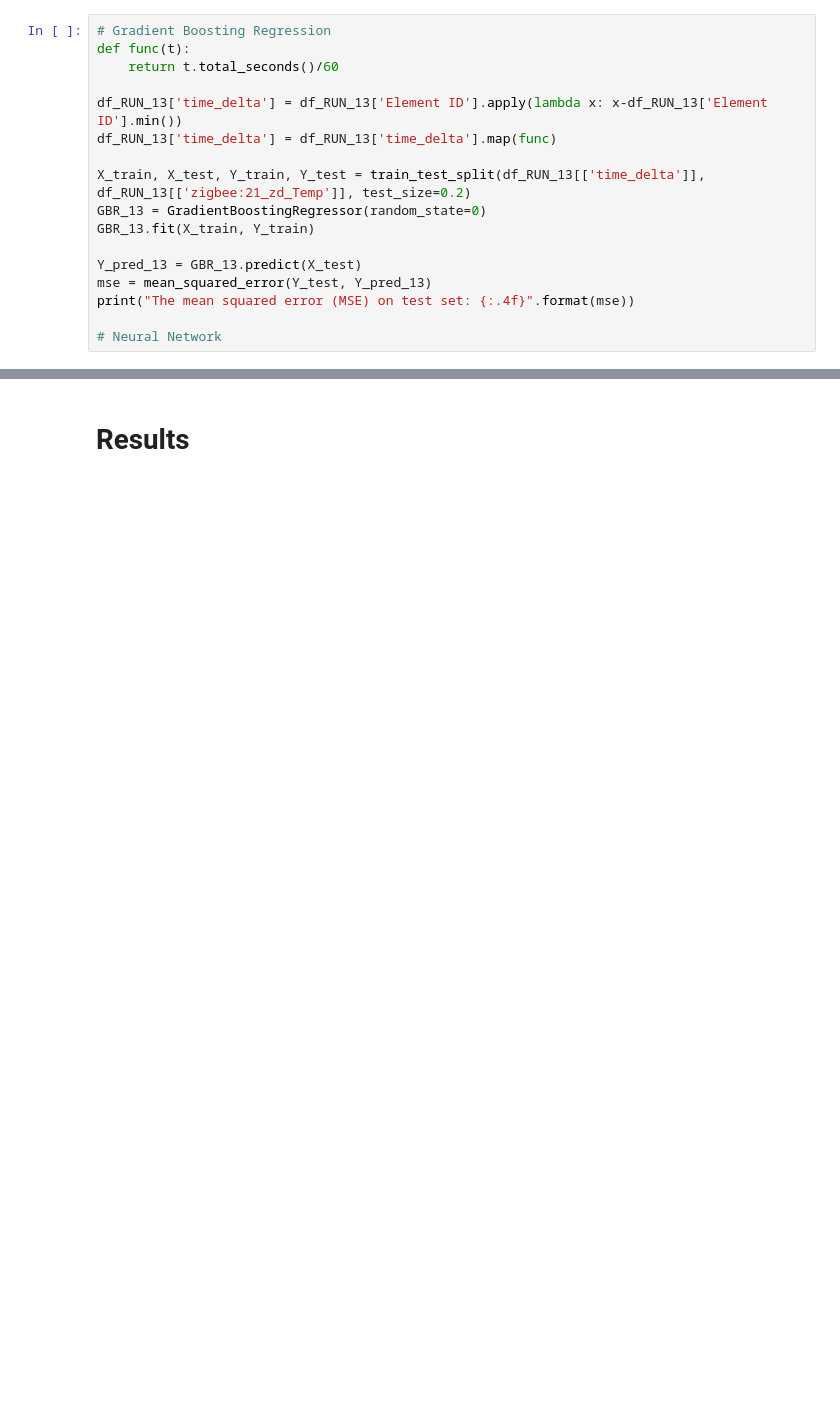
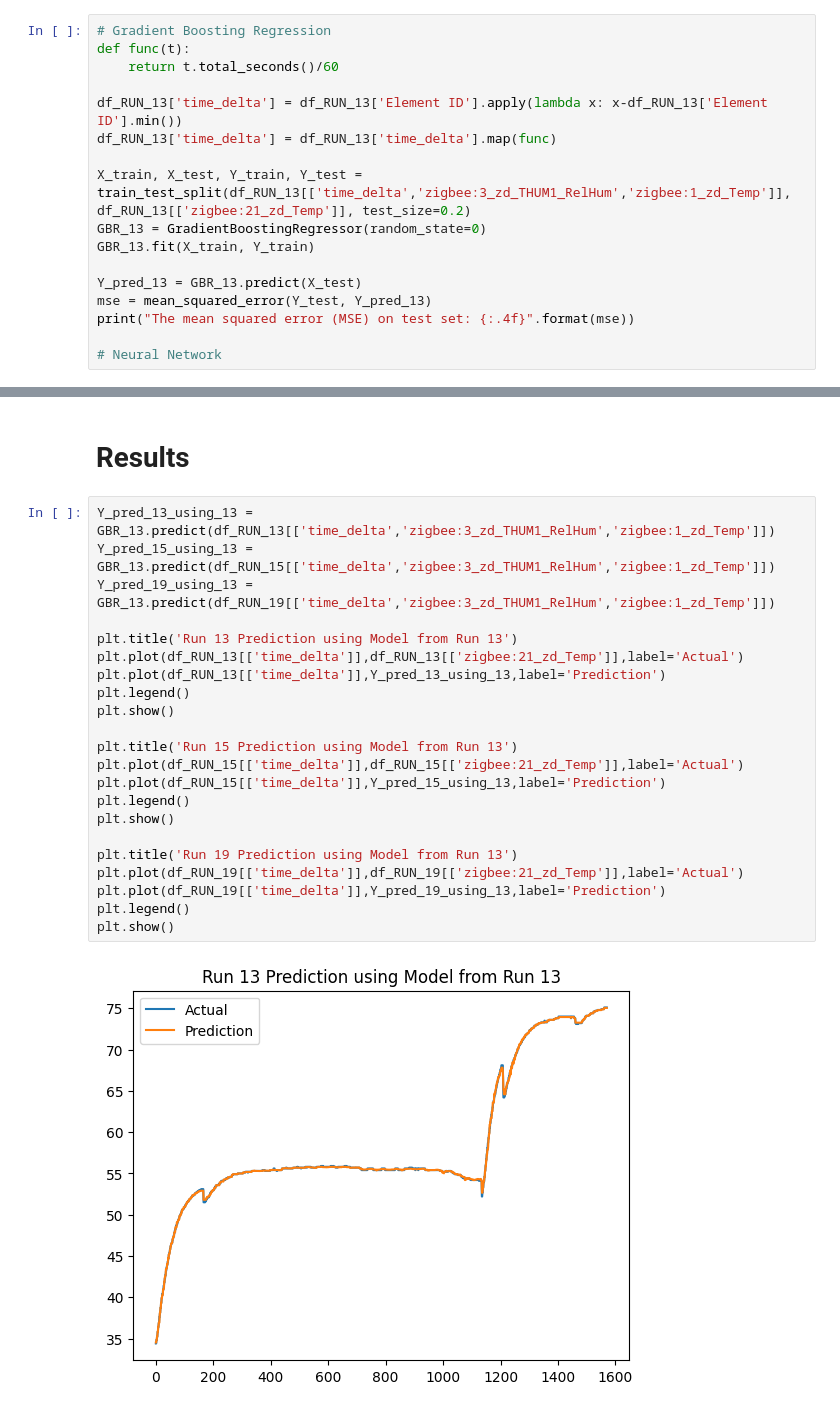
Before and after one commit to Dradeon/Capstone-Design-Project-SP2024, a Jupyter notebook: TempPredModel.ipynb, the cells around one changed output, grey strips where cells are left out. Cells and saved outputs as stored; diff of their text form; blank space fills up the shorter version.

Commit message:
Added graphs for runs 13

```diff
--- a/TempPredModel.ipynb
+++ b/TempPredModel.ipynb
@@ -32,7 +32,7 @@ def func(t):
 df_RUN_13['time_delta'] = df_RUN_13['Element ID'].apply(lambda x: x-df_RUN_13['Element ID'].min())
 df_RUN_13['time_delta'] = df_RUN_13['time_delta'].map(func)
 
-X_train, X_test, Y_train, Y_test = train_test_split(df_RUN_13[['time_delta']], df_RUN_13[['zigbee:21_zd_Temp']], test_size=0.2)
+X_train, X_test, Y_train, Y_test = train_test_split(df_RUN_13[['time_delta','zigbee:3_zd_THUM1_RelHum','zigbee:1_zd_Temp']], df_RUN_13[['zigbee:21_zd_Temp']], test_size=0.2)
 GBR_13 = GradientBoostingRegressor(random_state=0)
 GBR_13.fit(X_train, Y_train)
 
@@ -128,2 +140,26 @@ The mean squared error (MSE) on test set: 0.0175
 # %% [markdown]
 # Results
+# %%
+Y_pred_13_using_13 = GBR_13.predict(df_RUN_13[['time_delta','zigbee:3_zd_THUM1_RelHum','zigbee:1_zd_Temp']])
+Y_pred_15_using_13 = GBR_13.predict(df_RUN_15[['time_delta','zigbee:3_zd_THUM1_RelHum','zigbee:1_zd_Temp']])
+Y_pred_19_using_13 = GBR_13.predict(df_RUN_19[['time_delta','zigbee:3_zd_THUM1_RelHum','zigbee:1_zd_Temp']])
+
+plt.title('Run 13 Prediction using Model from Run 13')
+plt.plot(df_RUN_13[['time_delta']],df_RUN_13[['zigbee:21_zd_Temp']],label='Actual')
+plt.plot(df_RUN_13[['time_delta']],Y_pred_13_using_13,label='Prediction')
+plt.legend()
+plt.show()
+
+plt.title('Run 15 Prediction using Model from Run 13')
+plt.plot(df_RUN_15[['time_delta']],df_RUN_15[['zigbee:21_zd_Temp']],label='Actual')
+plt.plot(df_RUN_15[['time_delta']],Y_pred_15_using_13,label='Prediction')
+plt.legend()
+plt.show()
+
+plt.title('Run 19 Prediction using Model from Run 13')
+plt.plot(df_RUN_19[['time_delta']],df_RUN_19[['zigbee:21_zd_Temp']],label='Actual')
+plt.plot(df_RUN_19[['time_delta']],Y_pred_19_using_13,label='Prediction')
+plt.legend()
+plt.show()
+# %% [output]
+[figure, added]
```
Also changed, not shown: parts of 4 cells of this notebook.
